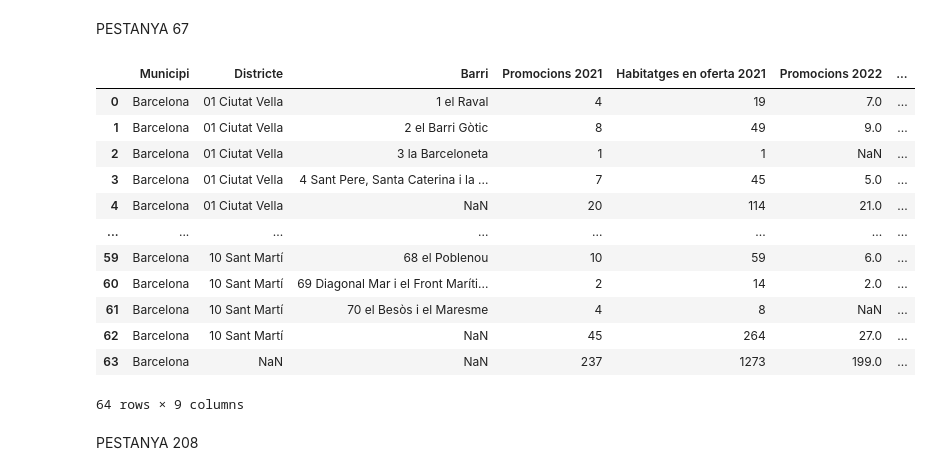
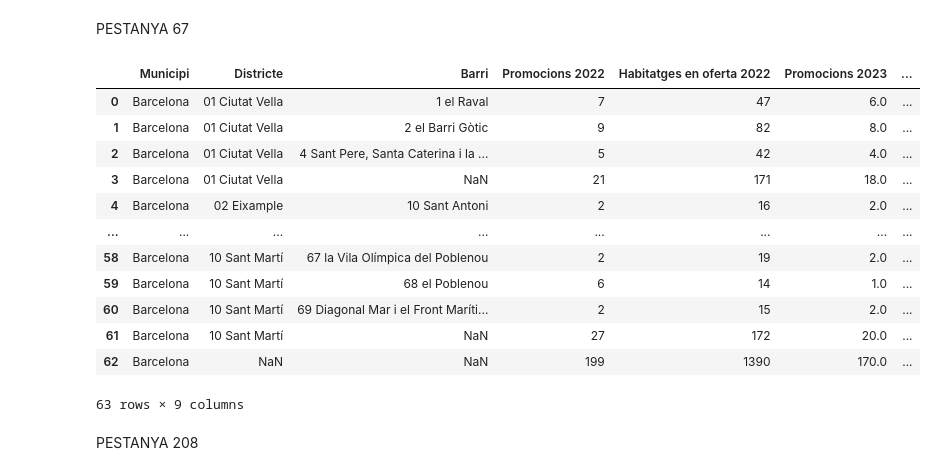
Before and after one commit to rubenlj-git/Taules_oferta_1S23, a Jupyter notebook: taules_resum_1S2023.ipynb, the cells around one changed output. Saved outputs shown, nothing was run; the diff lists cells and outputs as text; code cells hidden in the pictures.

```diff
--- a/taules_resum_1S2023.ipynb
+++ b/taules_resum_1S2023.ipynb
@@ -487,8 +487,8 @@ def tidy_bbdd(any):
 #     bbdd_estudi_prom["Calefacció"] = bbdd_estudi_prom["Calefacció"].replace(' ', 0)
 
 
-    bbdd_estudi_hab["Tram_Sup_util"] = bbdd_estudi_hab["Tram_Sup_util"].str.replace(" ", "")
-    bbdd_estudi_hab["Tram_Sup_util"] = bbdd_estudi_hab["Tram_Sup_util"].str[3:]
+#     bbdd_estudi_hab["Tram_Sup_util"] = bbdd_estudi_hab["Tram_Sup_util"].str.replace(" ", "")
+#     bbdd_estudi_hab["Tram_Sup_util"] = bbdd_estudi_hab["Tram_Sup_util"].str[3:]
 
 
 
@@ -505,7 +505,7 @@ def tidy_bbdd(any):
     return([bbdd_estudi_prom, bbdd_estudi_hab, bbdd_estudi_hab_mod])
 
 
-bbdd_estudi_prom_2021, bbdd_estudi_hab_2021, bbdd_estudi_hab_mod_2021 = tidy_bbdd(2022)
+bbdd_estudi_prom_ant, bbdd_estudi_hab_ant, bbdd_estudi_hab_mod_ant = tidy_bbdd(2022)
 # %%
 def order_columns(table_n):
     cols = ['País', 'Província', 'Municipi'] + [col for col in table_n.columns if col not in ['País', 'Província', 'Municipi']]
@@ -1477,52 +1589,52 @@ table190
 # %% [markdown]
 PESTANYA 67
 # %%
-table205_dis = bbdd_estudi_prom_2021[bbdd_estudi_prom_2021["Municipi"]=="Barcelona"][["Nom DIST", "HABIP", "HABIV","HABIT"]].groupby("Nom DIST").sum().reset_index()
-table205_barri = bbdd_estudi_prom_2021[bbdd_estudi_prom_2021["Municipi"]=="Barcelona"][["Nom DIST","Nom BARRI", "HABIP","HABIV", "HABIT"]].groupby(["Nom DIST","Nom BARRI"]).sum().reset_index()
+table205_dis = bbdd_estudi_prom_ant[bbdd_estudi_prom_ant["Municipi"]=="Barcelona"][["Nom DIST", "HABIP", "HABIV","HABIT"]].groupby("Nom DIST").sum().reset_index()
+table205_barri = bbdd_estudi_prom_ant[bbdd_estudi_prom_ant["Municipi"]=="Barcelona"][["Nom DIST","Nom BARRI", "HABIP","HABIV", "HABIT"]].groupby(["Nom DIST","Nom BARRI"]).sum().reset_index()
 
 table205_hab = table205_barri.append(table205_dis, ignore_index=True)
 table205_hab["Municipi"] = "Barcelona"
 
-table205_hab = table205_hab.append({"Municipi":"Barcelona", "Nom DIST": np.NaN, "Nom BARRI":np.NaN, "HABIP":bbdd_estudi_prom_2021[bbdd_estudi_prom_2021["Municipi"]=="Barcelona"]["HABIP"].sum(), "HABIT":bbdd_estudi_prom_2021[bbdd_estudi_prom_2021["Municipi"]=="Barcelona"]["HABIT"].sum(), "HABIV":bbdd_estudi_prom_2021[bbdd_estudi_prom_2021["Municipi"]=="Barcelona"]["HABIV"].sum()}, ignore_index=True)
+table205_hab = table205_hab.append({"Municipi":"Barcelona", "Nom DIST": np.NaN, "Nom BARRI":np.NaN, "HABIP":bbdd_estudi_prom_ant[bbdd_estudi_prom_ant["Municipi"]=="Barcelona"]["HABIP"].sum(), "HABIT":bbdd_estudi_prom_ant[bbdd_estudi_prom_ant["Municipi"]=="Barcelona"]["HABIT"].sum(), "HABIV":bbdd_estudi_prom_ant[bbdd_estudi_prom_ant["Municipi"]=="Barcelona"]["HABIV"].sum()}, ignore_index=True)
 table205_hab = table205_hab.rename(columns={"HABIV":"Habitatges venuts","HABIP":"Habitatges en oferta", "HABIT":"Habitatges a la promoció","Nom DIST":"Districte"})
 table205_hab = table205_hab[["Municipi", "Districte", "Nom BARRI","Habitatges venuts", "Habitatges en oferta", "Habitatges a la promoció"]]
 
 
-table205prom_dis = bbdd_estudi_prom_2021[bbdd_estudi_prom_2021["Municipi"]=="Barcelona"][["Nom DIST"]].value_counts().reset_index().rename(columns={0:"Promocions"})
+table205prom_dis = bbdd_estudi_prom_ant[bbdd_estudi_prom_ant["Municipi"]=="Barcelona"][["Nom DIST"]].value_counts().reset_index().rename(columns={0:"Promocions"})
 table205prom_dis["Nom BARRI"] = np.NaN
-table205prom_mun = bbdd_estudi_prom_2021[bbdd_estudi_prom_2021["Municipi"]=="Barcelona"][["Nom DIST", "Nom BARRI"]].value_counts().reset_index().rename(columns = {0:"Promocions"})
+table205prom_mun = bbdd_estudi_prom_ant[bbdd_estudi_prom_ant["Municipi"]=="Barcelona"][["Nom DIST", "Nom BARRI"]].value_counts().reset_index().rename(columns = {0:"Promocions"})
 table205prom = pd.concat([table205prom_mun,table205prom_dis], axis=0)
 table205prom["Municipi"] = "Barcelona"
 
-table205prom = table205prom.append({"Municipi":"Barcelona", "Nom DIST": np.NaN, "Nom BARRI":np.NaN, "Promocions":bbdd_estudi_prom_2021[bbdd_estudi_prom_2021["Municipi"]=="Barcelona"].shape[0]}, ignore_index=True)
+table205prom = table205prom.append({"Municipi":"Barcelona", "Nom DIST": np.NaN, "Nom BARRI":np.NaN, "Promocions":bbdd_estudi_prom_ant[bbdd_estudi_prom_ant["Municipi"]=="Barcelona"].shape[0]}, ignore_index=True)
 table205prom = table205prom.rename(columns={"Nom DIST":"Districte"}).sort_values(["Municipi", "Districte", "Nom BARRI"], ascending= True)
 table205 = pd.merge(table205prom, table205_hab, how="left", on =["Municipi", "Districte", "Nom BARRI"])
 table205_aux = table205[["Municipi", "Districte", "Nom BARRI", "Promocions", "Habitatges venuts", "Habitatges en oferta", "Habitatges a la promoció"]].rename(columns={"Nom BARRI":"Barri"})
 
 table205_aux["Mitjana (en oferta)"] = table205_aux["Habitatges en oferta"]/table205_aux["Promocions"]
 table205_aux["Mitjana (a la promoció)"] = table205_aux["Habitatges a la promoció"]/table205_aux["Promocions"]
 table205_aux["% habitatges venuts"] = table205_aux["Habitatges venuts"].mul(100)/table205_aux["Habitatges a la promoció"]
 table205_aux["% habitatges en venda"] = table205_aux["Habitatges en oferta"].mul(100)/table205_aux["Habitatges a la promoció"]
-table205_2021 = table205_aux[["Municipi", "Districte", "Barri", "Promocions", "Habitatges en oferta"]].rename(columns= {"Promocions":"Promocions 2021", "Habitatges en oferta":"Habitatges en oferta 2021"}).copy()
-table205_2022 = table136[["Municipi", "Districte", "Barri", "Promocions", "Habitatges en oferta"]].rename(columns= {"Promocions":"Promocions 2022", "Habitatges en oferta":"Habitatges en oferta 2022"}).copy()
+table205_2021 = table205_aux[["Municipi", "Districte", "Barri", "Promocions", "Habitatges en oferta"]].rename(columns= {"Promocions":"Promocions 2022", "Habitatges en oferta":"Habitatges en oferta 2022"}).copy()
+table205_2022 = table136[["Municipi", "Districte", "Barri", "Promocions", "Habitatges en oferta"]].rename(columns= {"Promocions":"Promocions 2023", "Habitatges en oferta":"Habitatges en oferta 2023"}).copy()
 table205 = pd.merge(table205_2021, table205_2022, how="left", on=["Municipi", "Districte", "Barri"]).sort_values(["Municipi", "Districte", "Barri"], ascending=True)
-table205["Variació promocions"] = table205["Promocions 2022"] - table205["Promocions 2021"]
-table205["Variació habitatges"] = table205["Habitatges en oferta 2022"] - table205["Habitatges en oferta 2021"]
+table205["Variació promocions"] = table205["Promocions 2023"] - table205["Promocions 2022"]
+table205["Variació habitatges"] = table205["Habitatges en oferta 2023"] - table205["Habitatges en oferta 2022"]
 table205
 # %% [output]
-|  | Municipi | Districte | Barri | Promocions 2021 | Habitatges en oferta 2021 | Promocions 2022 | ... |
-| 0 | Barcelona | 01 Ciutat Vella | 1 el Raval | 4 | 19 | 7.0 | ... |
-| 1 | Barcelona | 01 Ciutat Vella | 2 el Barri Gòtic | 8 | 49 | 9.0 | ... |
-| 2 | Barcelona | 01 Ciutat Vella | 3 la Barceloneta | 1 | 1 | NaN | ... |
-| 3 | Barcelona | 01 Ciutat Vella | 4 Sant Pere, Santa Caterina i la ... | 7 | 45 | 5.0 | ... |
-| 4 | Barcelona | 01 Ciutat Vella | NaN | 20 | 114 | 21.0 | ... |
+|  | Municipi | Districte | Barri | Promocions 2022 | Habitatges en oferta 2022 | Promocions 2023 | ... |
+| 0 | Barcelona | 01 Ciutat Vella | 1 el Raval | 7 | 47 | 6.0 | ... |
+| 1 | Barcelona | 01 Ciutat Vella | 2 el Barri Gòtic | 9 | 82 | 8.0 | ... |
+| 2 | Barcelona | 01 Ciutat Vella | 4 Sant Pere, Santa Caterina i la ... | 5 | 42 | 4.0 | ... |
+| 3 | Barcelona | 01 Ciutat Vella | NaN | 21 | 171 | 18.0 | ... |
+| 4 | Barcelona | 02 Eixample | 10 Sant Antoni | 2 | 16 | 2.0 | ... |
 | ... | ... | ... | ... | ... | ... | ... | ... |
-| 59 | Barcelona | 10 Sant Martí | 68 el Poblenou | 10 | 59 | 6.0 | ... |
-| 60 | Barcelona | 10 Sant Martí | 69 Diagonal Mar i el Front Maríti... | 2 | 14 | 2.0 | ... |
-| 61 | Barcelona | 10 Sant Martí | 70 el Besòs i el Maresme | 4 | 8 | NaN | ... |
-| 62 | Barcelona | 10 Sant Martí | NaN | 45 | 264 | 27.0 | ... |
-| 63 | Barcelona | NaN | NaN | 237 | 1273 | 199.0 | ... |
+| 58 | Barcelona | 10 Sant Martí | 67 la Vila Olímpica del Poblenou | 2 | 19 | 2.0 | ... |
+| 59 | Barcelona | 10 Sant Martí | 68 el Poblenou | 6 | 14 | 1.0 | ... |
+| 60 | Barcelona | 10 Sant Martí | 69 Diagonal Mar i el Front Maríti... | 2 | 15 | 2.0 | ... |
+| 61 | Barcelona | 10 Sant Martí | NaN | 27 | 172 | 20.0 | ... |
+| 62 | Barcelona | NaN | NaN | 199 | 1390 | 170.0 | ... |
-64 rows × 9 columns
+63 rows × 9 columns
 # %% [markdown]
 PESTANYA 208
 # %%
```
Also changed, not shown: parts of 23 cells of this notebook, 10 other files.
